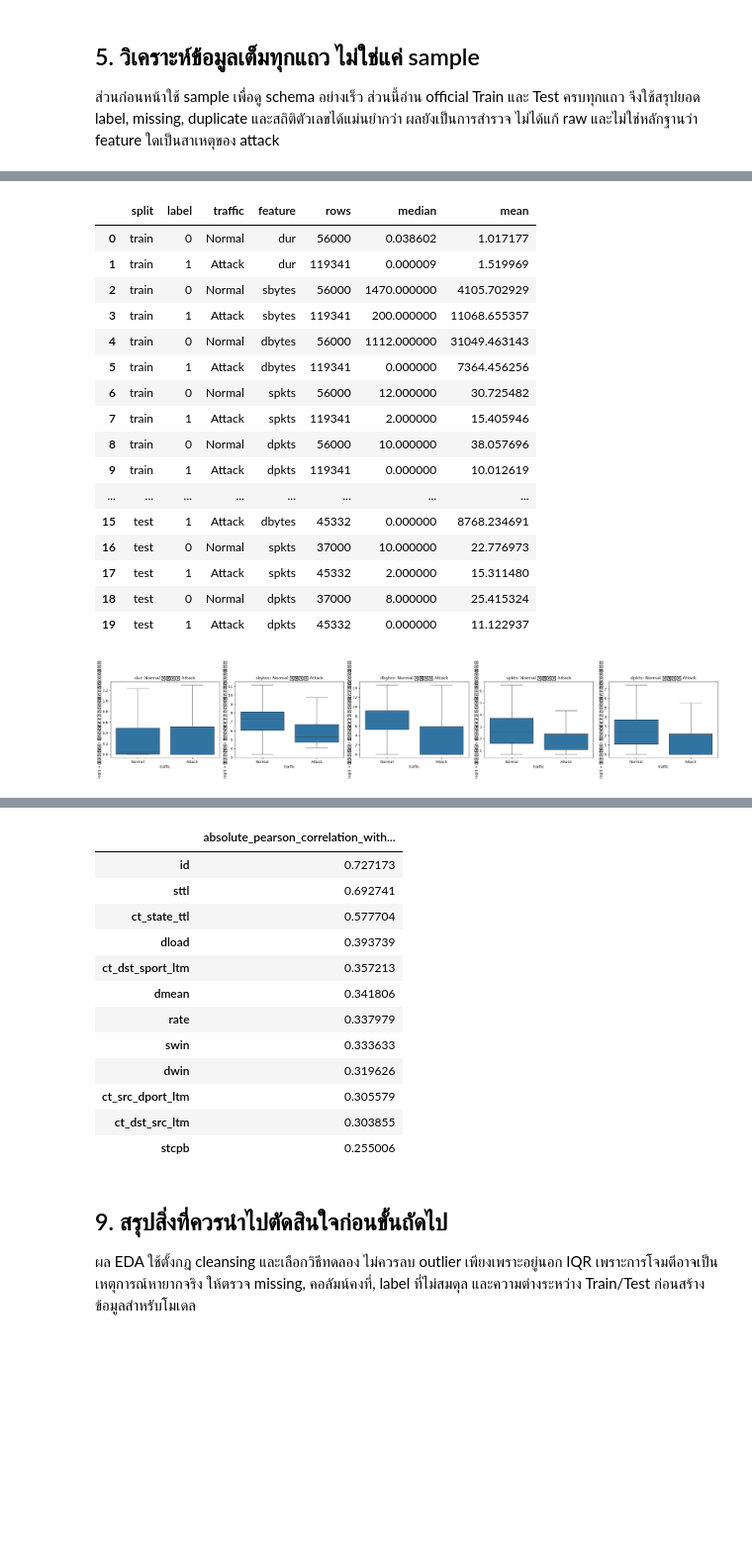
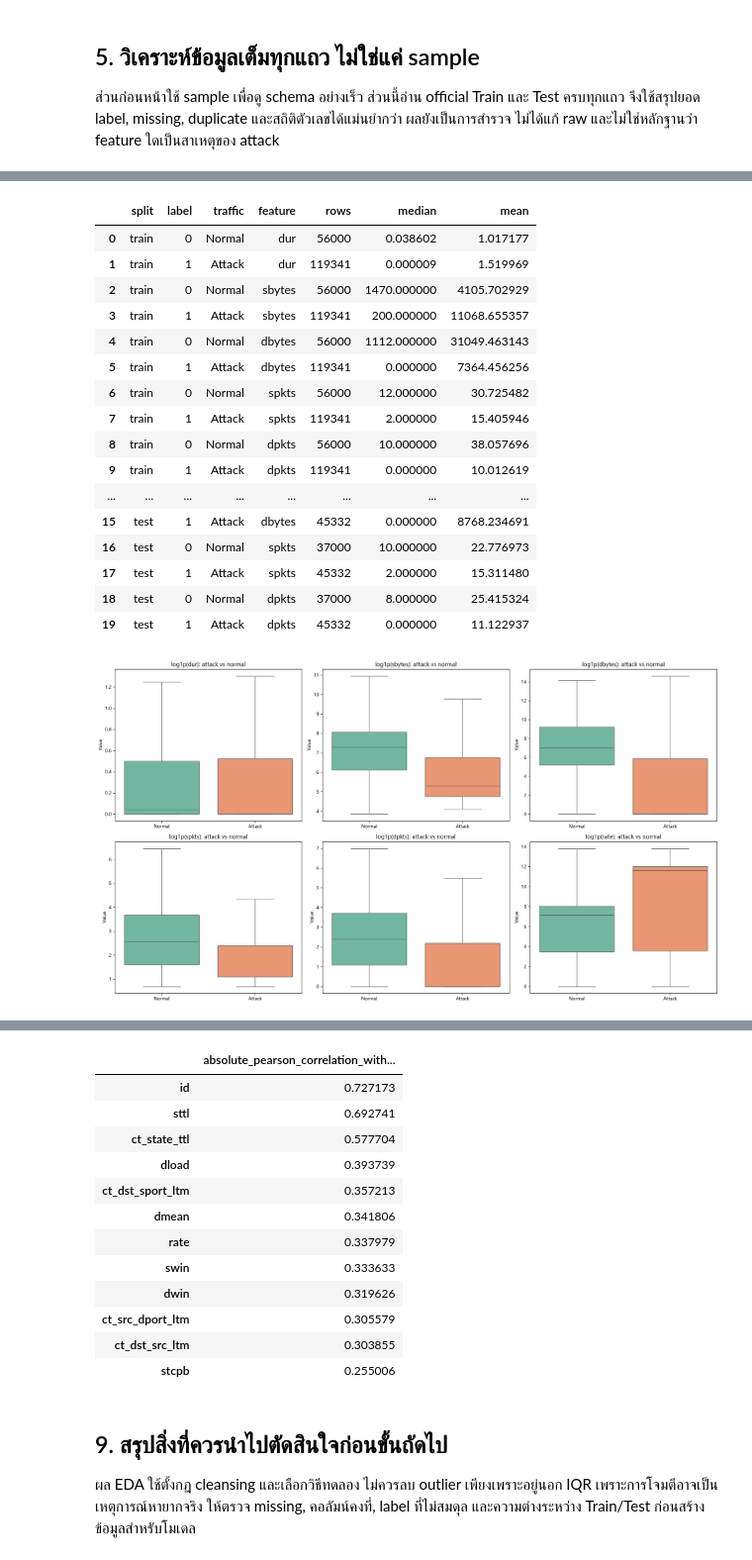
Before and after one commit to kokonj456-dotcom/CSI-ML-Network-Traffic-Detection, a Jupyter notebook: data-pipeline/UNSW-NB15/eda.ipynb, the cells around one changed output, grey strips where cells are left out. Shown at 99% size. Drawn from its saved outputs; the diff is of its cells as text; code cells hidden in the pictures; blank space fills up the shorter version.

```diff
--- a/data-pipeline/UNSW-NB15/eda.ipynb
+++ b/data-pipeline/UNSW-NB15/eda.ipynb
@@ -156,6 +156,17 @@ for report_path in (schema_path, comparison_path, labels_path):
 import numpy as np
 import matplotlib.pyplot as plt
 import seaborn as sns
+from matplotlib import font_manager
+
+# เลือกฟอนต์ที่มีอักษรไทยจากฟอนต์ที่ติดตั้งในเครื่อง ป้องกันข้อความบนกราฟกลายเป็นสี่เหลี่ยมหรือหายไป
+thai_font_candidates = ['Leelawadee UI', 'Leelawadee', 'Tahoma', 'TH Sarabun New', 'Noto Sans Thai']
+available_font_names = {font.name for font in font_manager.fontManager.ttflist}
+thai_font = next((name for name in thai_font_candidates if name in available_font_names), None)
+if thai_font is None:
+    raise RuntimeError('ไม่พบฟอนต์ภาษาไทย กรุณาติดตั้ง Tahoma, Leelawadee UI หรือ TH Sarabun New แล้วรันเซลล์นี้ใหม่')
+plt.rcParams['font.family'] = thai_font
+plt.rcParams['axes.unicode_minus'] = False
+print(f'ฟอนต์ภาษาไทยสำหรับกราฟ: {thai_font}')
 
 eda_frames = {}
 overview_rows, schema_full_rows, label_full_rows = [], [], []
@@ -345,43 +402,55 @@ display(pd.DataFrame(comparison_rows))
 train = eda_frames['train'].copy()
 if 'label' in train.columns:
     train['traffic'] = train['label'].map({0: 'Normal', 1: 'Attack'}).fillna('Unknown')
-    compare_columns = [column for column in ['dur', 'sbytes', 'dbytes', 'spkts', 'dpkts']
-                       if column in train.columns]
-    fig, axes = plt.subplots(1, len(compare_columns), figsize=(5 * len(compare_columns), 4))
-    for ax, column in zip(np.atleast_1d(axes), compare_columns):
-        plot_values = pd.to_numeric(train[column], errors='coerce').clip(lower=0)
-        sns.boxplot(x=train['traffic'], y=np.log1p(plot_values), showfliers=False, ax=ax)
-        ax.set_title(f'{column}: Normal เทียบ Attack')
-        ax.set_ylabel('log(1 + ค่าเดิม); ซ่อนจุดปลายเพื่อให้อ่านง่าย')
+    plot_train = train.sample(n=min(25_000, len(train)), random_state=42).copy()
+    plot_train['traffic'] = plot_train['label'].map({0: 'Normal', 1: 'Attack'}).fillna('Unknown')
+    compare_columns = [column for column in ['dur', 'sbytes', 'dbytes', 'spkts', 'dpkts', 'rate']
+                       if column in plot_train.columns]
+    fig, axes = plt.subplots(2, 3, figsize=(18, 10))
+    traffic_palette = {'Normal': '#66c2a5', 'Attack': '#fc8d62'}
+    for ax, column in zip(axes.flat, compare_columns):
+        plot_values = pd.to_numeric(plot_train[column], errors='coerce').clip(lower=0)
+        box_data = pd.DataFrame({'traffic': plot_train['traffic'], 'value': np.log1p(plot_values)})
+        sns.boxplot(data=box_data, x='traffic', y='value', hue='traffic',
+                    order=['Normal', 'Attack'], hue_order=['Normal', 'Attack'],
+                    palette=traffic_palette, legend=False, showfliers=False, ax=ax)
+        ax.set_title(f'log1p({column}): attack vs normal')
+        ax.set_xlabel('')
+        ax.set_ylabel('Value')
+    for ax in axes.flat[len(compare_columns):]:
+        ax.axis('off')
     plt.tight_layout()
     plt.show()
 
     numeric_train = train.select_dtypes(include='number').copy()
     if 'label' in numeric_train.columns and numeric_train.shape[1] > 1:
         correlations = numeric_train.corr(numeric_only=True)['label'].drop('label').abs().sort_values(ascending=False)
         selected_features = correlations.head(12).index.tolist() + ['label']
-        plt.figure(figsize=(12, 9))
-        sns.heatmap(numeric_train[selected_features].corr(), cmap='vlag', center=0, annot=False)
+        correlation_matrix = numeric_train[selected_features].corr()
+        mask = np.triu(np.ones_like(correlation_matrix, dtype=bool))
+        plt.figure(figsize=(12, 10))
+        sns.heatmap(correlation_matrix, mask=mask, cmap='coolwarm', center=0,
+                    vmin=-1, vmax=1, square=True, linewidths=0.25, annot=False)
         plt.title('ความสัมพันธ์เชิงเส้นของ 12 ตัวแปรที่สัมพันธ์กับ label มากสุด (Train)')
         plt.tight_layout()
         plt.show()
         display(correlations.head(12).rename('absolute_pearson_correlation_with_label').to_frame())
 # %% [output]
 |  | split | label | traffic | feature | rows | median | mean |
 | 0 | train | 0 | Normal | dur | 56000 | 0.038602 | 1.017177 |
 | 1 | train | 1 | Attack | dur | 119341 | 0.000009 | 1.519969 |
 | 2 | train | 0 | Normal | sbytes | 56000 | 1470.000000 | 4105.702929 |
 | 3 | train | 1 | Attack | sbytes | 119341 | 200.000000 | 11068.655357 |
 | 4 | train | 0 | Normal | dbytes | 56000 | 1112.000000 | 31049.463143 |
 | 5 | train | 1 | Attack | dbytes | 119341 | 0.000000 | 7364.456256 |
 | 6 | train | 0 | Normal | spkts | 56000 | 12.000000 | 30.725482 |
 | 7 | train | 1 | Attack | spkts | 119341 | 2.000000 | 15.405946 |
 | 8 | train | 0 | Normal | dpkts | 56000 | 10.000000 | 38.057696 |
 | 9 | train | 1 | Attack | dpkts | 119341 | 0.000000 | 10.012619 |
 | ... | ... | ... | ... | ... | ... | ... | ... |
 | 15 | test | 1 | Attack | dbytes | 45332 | 0.000000 | 8768.234691 |
 | 16 | test | 0 | Normal | spkts | 37000 | 10.000000 | 22.776973 |
 | 17 | test | 1 | Attack | spkts | 45332 | 2.000000 | 15.311480 |
 | 18 | test | 0 | Normal | dpkts | 37000 | 8.000000 | 25.415324 |
 | 19 | test | 1 | Attack | dpkts | 45332 | 0.000000 | 11.122937 |
-[figure, old version]
+[figure, new version]
```
Also changed, not shown: parts of 7 cells of this notebook, 7 other files.
